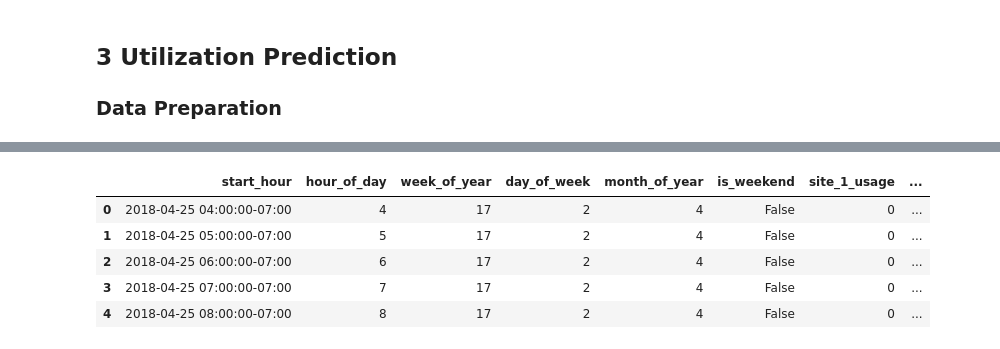
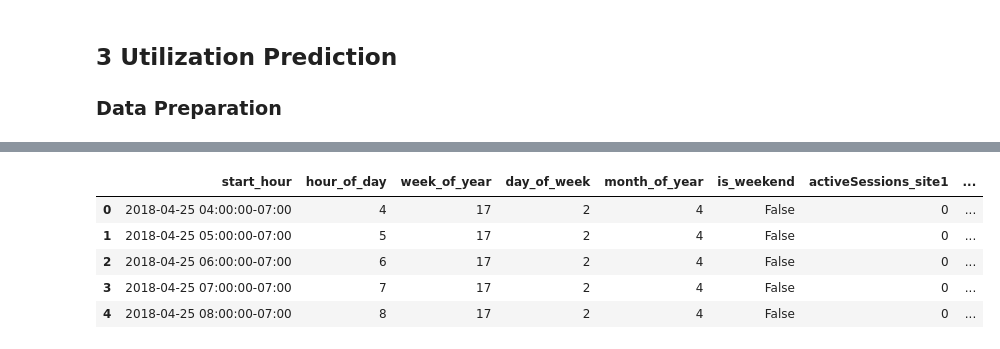
Before and after one commit to pmoll01/AA2024_Groupwork_DynamoData, a Jupyter notebook: fynn_sandbox.ipynb, the cells around one changed output, grey strips where cells are left out. Cells and saved outputs as stored; diff of their text form; code cells hidden in the pictures.

```diff
--- a/fynn_sandbox.ipynb
+++ b/fynn_sandbox.ipynb
@@ -173,11 +175,13 @@ def aggregate_charging_data(df):
 
             hourly_kwh_delivered.append(total_kwh_in_hour)
 
-        aggregated_df[f'site_{site_id}_usage'] = hourly_usage
-        aggregated_df[f'site_{site_id}_kwhDelivered'] = hourly_kwh_delivered
+        aggregated_df[f'activeSessions_site{site_id}'] = hourly_usage
+        aggregated_df[f'kwhDelivered_site{site_id}'] = hourly_kwh_delivered
 
     aggregated_df.fillna(0, inplace=True)
     return aggregated_df
 
 aggregated_data = aggregate_charging_data(charging_data)
-aggregated_data.head()
+aggregated_data['activeSessions_total'] = aggregated_data['activeSessions_site1'] + aggregated_data['activeSessions_site2']
+aggregated_data['kwhDelivered_total'] = aggregated_data['kwhDelivered_site1'] + aggregated_data['kwhDelivered_site2']
+# aggregated_data.head()
@@ -192,19 +198,25 @@ aggregated_data.head()
 # %%
-# TODO Wir müssen uns nochmal ums genaue mergen kümmern:
-#   bei den sessions sind die timestamps mit -7:00 am Ende, bei den Wetterdaten mit -8:00
-#   und die Wetterdaten werden immer um 7:53h, 8:53h etc. geliefert -> man müsste also eigentlich auf die nächste Stunde aufrunden
-#   ... das klappt aber nicht wegen den verschissenen Sommer-Zeitumstellungen (hab noch keine Lösung gefunden)
-# weather_data['timestamp'] = weather_data['timestamp'].dt.round('h')
+# die Wetterdaten werden immer um 7:53h, 8:53h etc. geliefert -> wir runden also auf die nächste Stunde auf
+def round_timestamp(timestamp):
+    try:
+        # Versuchen, den Zeitstempel zu runden
+        return timestamp.round('h')
+    except:
+#       ... das klappt allerdings nicht immer aufgrund der Sommer-Zeitumstellungen
+#           -> in dem Fall lassen wir den timestamp einfach so
+        return timestamp
+
+weather_data['timestamp'] = weather_data['timestamp'].apply(round_timestamp)
 
 # auf stündliche Daten reduzieren (falls irgendwo mehrere Aufzeichnungen pro Stunde geliefert werden)
-weather_df = weather_data.set_index('timestamp').resample('h').first().reset_index()
-weather_df = weather_df.rename(columns={'timestamp': 'start_hour'})
+weather_data = weather_data.set_index('timestamp').resample('h').first().reset_index()
+weather_data = weather_data.rename(columns={'timestamp': 'start_hour'})
 
-merged_df = pd.merge(aggregated_data, weather_df, on='start_hour', how='left')
-merged_df.drop(columns=['city', 'felt_temperature', 'weather_date'], inplace=True)
-merged_df.head()
+aggregated_data = pd.merge(aggregated_data, weather_data, on='start_hour', how='left')
+aggregated_data.drop(columns=['city', 'felt_temperature', 'weather_date'], inplace=True)
+aggregated_data.head()
 # %% [output]
-|  | start_hour | hour_of_day | week_of_year | day_of_week | month_of_year | is_weekend | site_1_usage | ... |
+|  | start_hour | hour_of_day | week_of_year | day_of_week | month_of_year | is_weekend | activeSessions_site1 | ... |
 | 0 | 2018-04-25 04:00:00-07:00 | 4 | 17 | 2 | 4 | False | 0 | ... |
 | 1 | 2018-04-25 05:00:00-07:00 | 5 | 17 | 2 | 4 | False | 0 | ... |
 | 2 | 2018-04-25 06:00:00-07:00 | 6 | 17 | 2 | 4 | False | 0 | ... |
```
Also changed, not shown: parts of 9 cells of this notebook.
